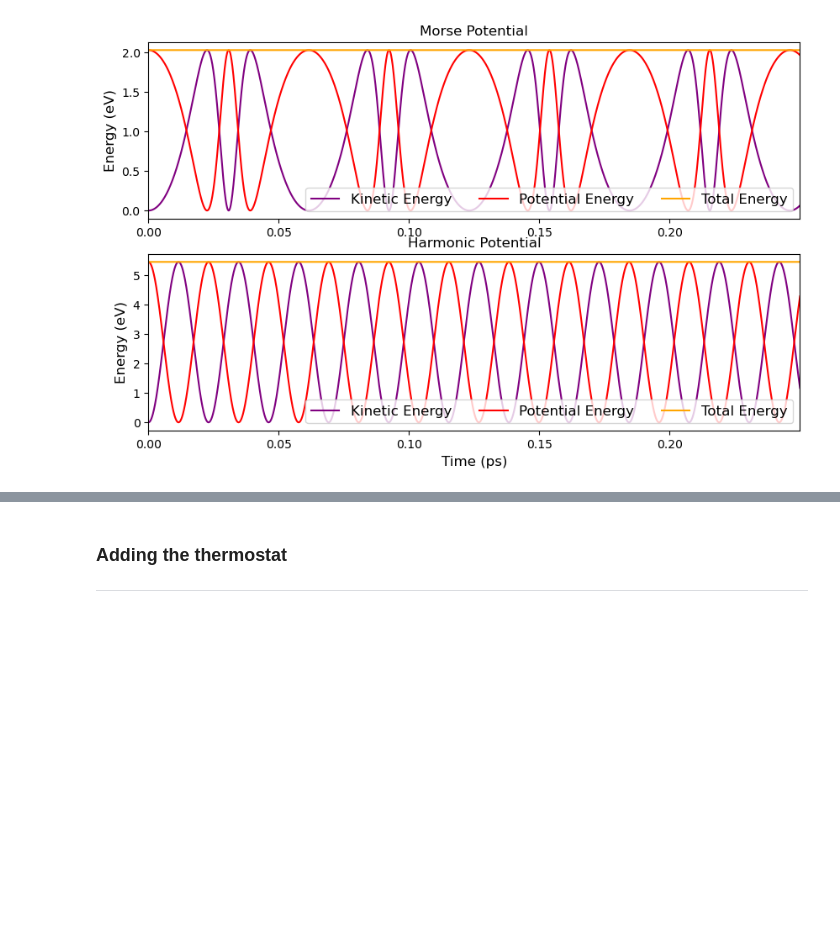
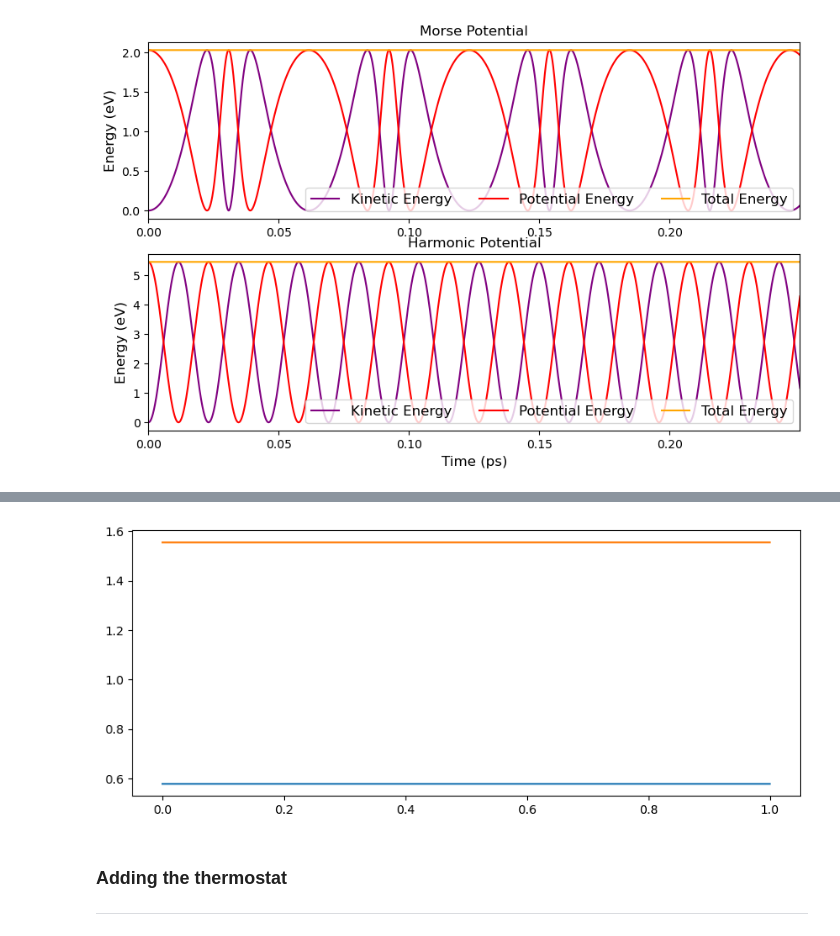
Before and after one commit to JeanCHDJdev/md-langevin, a Jupyter notebook: nb/simulation.ipynb, the cells around one changed output, grey strips where cells are left out. Saved outputs shown, nothing was run; the diff lists cells and outputs as text; code cells hidden in the pictures; blank space fills up the shorter version.

```diff
--- a/nb/simulation.ipynb
+++ b/nb/simulation.ipynb
@@ -89,3 +156,38 @@ Simulation with harmonic potential loaded from /mnt/c/Cours CS/msn/md-langevin/s
+# %%
+plt.figure(figsize=(10, 4))
+for potential_type in ['morse', 'harmonic']:
+    filename = fs.get_simulations_dir() / f'mode_{mode}_pot_{potential_type}_gamma_{int(gamma/1e9)}e9_T{T}_seed_{seed}_dt{dt*1e16}e-16_r_init_{r_init}A.npz'
+    sim, data = lg.Langevin3D.load_from_file(filename)
+
+    time_ps = data['time'] * 1e12
+    kinetic_e_H = data['kinetic_energy_H']
+    kinetic_e_Cl = data['kinetic_energy_Cl']
+    potential_e = data['potential_energy']
+    kinetic_e = kinetic_e_H + kinetic_e_Cl
+    mec_e = kinetic_e + potential_e
+
+    time = data['time']
+    time_ps = time * 1e12
+    kinetic_e = data['kinetic_energy_H'] + data['kinetic_energy_Cl']
+    potential_e = data['potential_energy']
+    rotation_energy = sim.rotation_energy(
+        data['r_H'], data['r_Cl'], data['v_H'], data['v_Cl']
+    )
+    translation_energy = sim.translation_energy(
+        data['r_H'], data['r_Cl'], data['v_H'], data['v_Cl']
+    )
+    vibration_kin_energy = sim.vibration_energy(
+        data['r_H'], data['r_Cl'], data['v_H'], data['v_Cl']
+    )
+    vibration_pot_energy = potential_e
+    vibration_energy = vibration_kin_energy + vibration_pot_energy
+    modes_e = rotation_energy + vibration_energy + translation_energy
+    mec_e = kinetic_e + potential_e
+    norm = sim.k_B * sim.temperature(energy=mec_e, temp_window=10)
+
+    plt.plot(time_ps, norm, label=potential_type)
+# %% [output]
+[figure, added]
 # %% [markdown]
 ### Adding the thermostat
 ---------------------------
```
Also changed, not shown: parts of 2 cells of this notebook, 1 other file.
